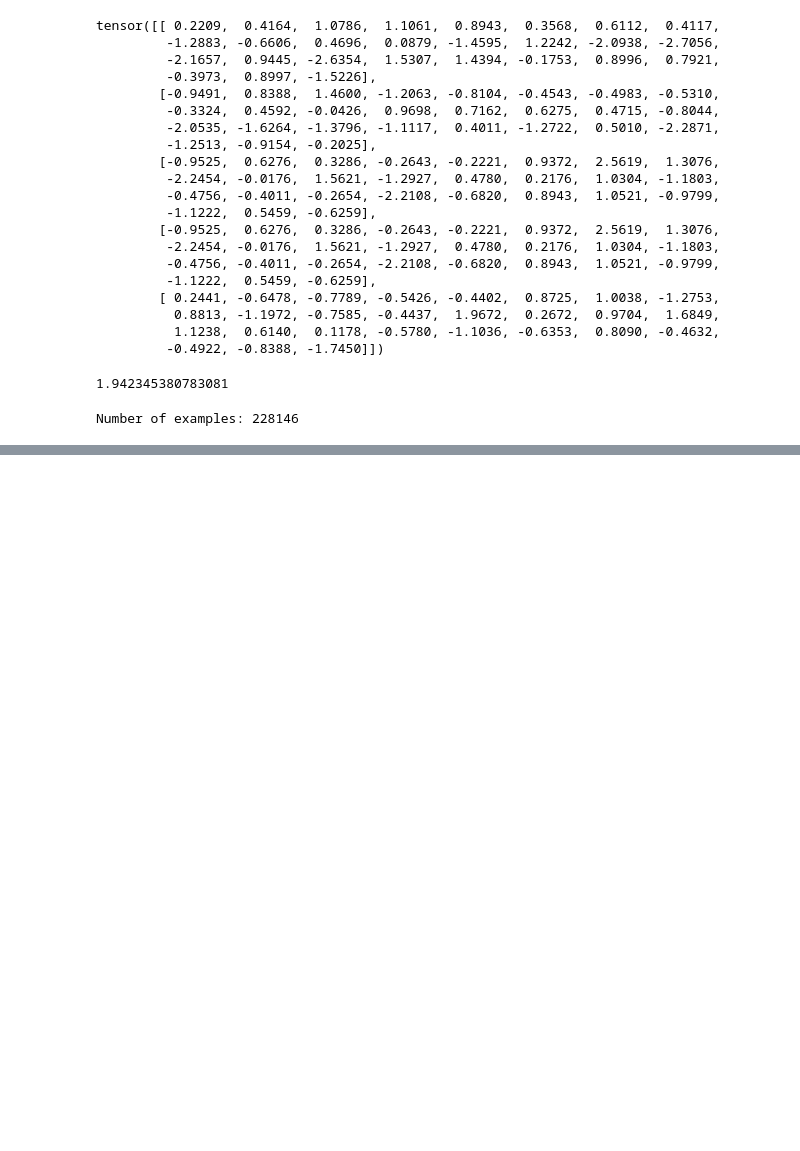
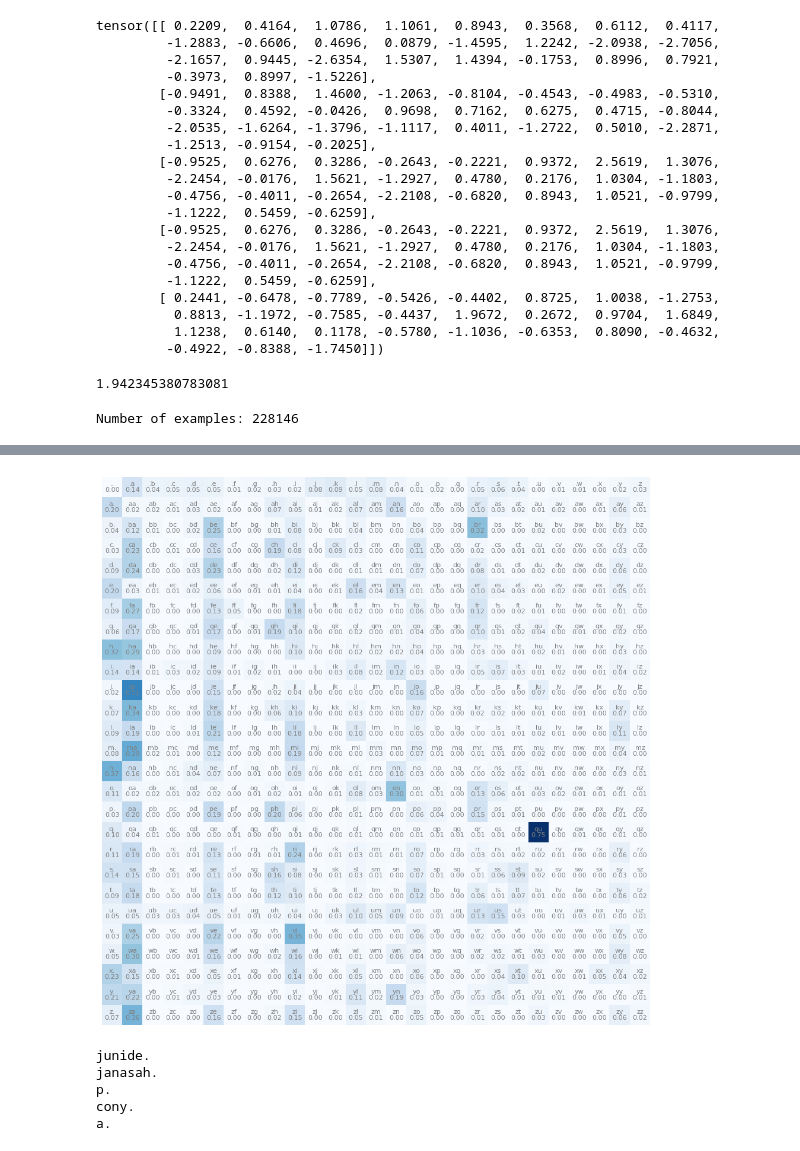
Before and after one commit to cweill/makemore, a Jupyter notebook: build_makemore.ipynb, the cells around one changed output, grey strips where cells are left out. Cells and saved outputs as stored; diff of their text form; code cells hidden in the pictures; blank space fills up the shorter version.

Commit message:
Confirm that learned matrix matches counted matrix.

```diff
--- a/build_makemore.ipynb
+++ b/build_makemore.ipynb
@@ -345,0 +362,45 @@ for k in range(100):
+# %%
+W_ = W.detach().exp()
+W_ = W_ / W_.sum(1, keepdim=True)
+
+plt.figure(figsize=(12, 12))
+plt.imshow(W_, cmap="Blues")
+for i in range(W.shape[0]):
+    for j in range(W.shape[1]):
+        chstr = itos[i] + itos[j]
+        plt.text(j, i, chstr, ha="center", va="bottom", color="gray", fontsize=8)
+        plt.text(
+            j, i, f"{W_[i, j]:.2f}", ha="center", va="top", color="gray", fontsize=8
+        )
+plt.axis("off")
+plt.show()
+# %% [output]
+[figure, added]
+# %%
+# finally, sample from the model
+g = torch.Generator().manual_seed(2147483647)
+
+for i in range(5):
+    out = []
+    ix = 0
+    while True:
+        # BEFORE
+        # p = P[ix]
+
+        # AFTER
+        xenc = F.one_hot(torch.tensor([ix]), num_classes=27).float()
+        logits = xenc @ W
+        counts = logits.exp()
+        p = counts / counts.sum(1, keepdim=True)
+
+        ix = torch.multinomial(p, num_samples=1, replacement=True, generator=g).item()
+        out.append(itos[ix])
+        if ix == 0:
+            break
+    print("".join(out))
+# %% [output]
+junide.
+janasah.
+p.
+cony.
+a.
```
Also changed, not shown: parts of 2 cells of this notebook.
